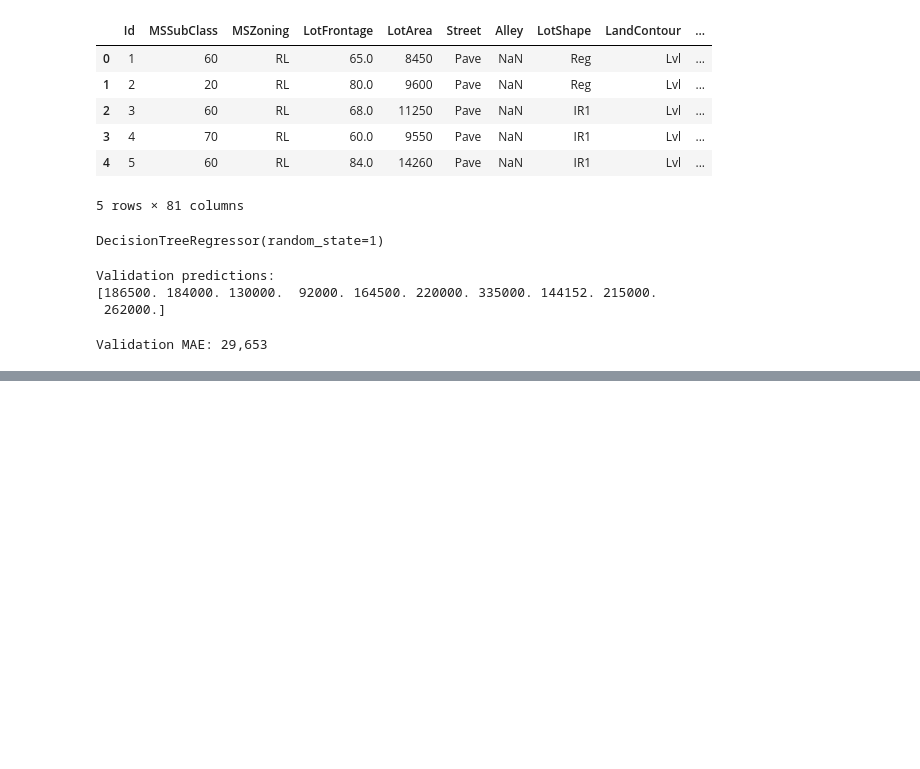
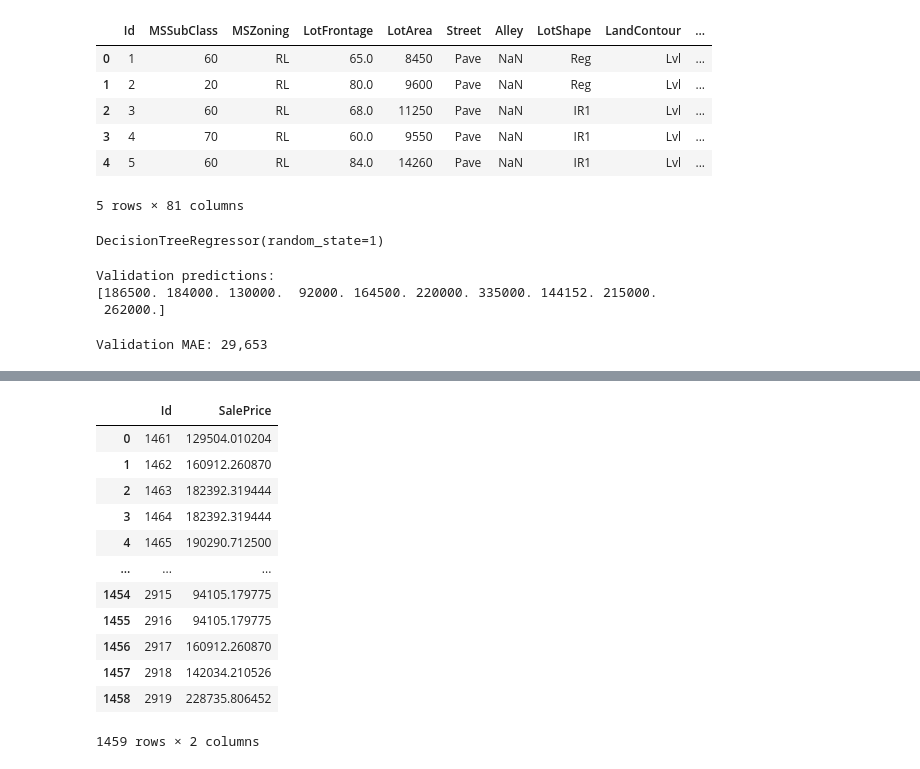
Before and after one commit to Dzikrialifian/house_price_prediction, a Jupyter notebook: first_model.ipynb, the cells around one changed output, grey strips where cells are left out. Saved outputs shown, nothing was run; the diff lists cells and outputs as text; code cells hidden in the pictures; blank space fills up the shorter version.

Commit message:
make a prediction from data test.csv

```diff
--- a/first_model.ipynb
+++ b/first_model.ipynb
@@ -57,13 +58,16 @@ def get_mae(max_leaf_nodes, train_X, val_X, train_y, val_y):
     mae = mean_absolute_error(val_y, predictions)
     return mae
 # %%
-given_nodes = [5, 50, 500, 5000]
+# Compare MAE with differing values of max_leaf_nodes
+# given_nodes = [5, 50, 70, 90, 100, 200, 300, 5000]
+given_nodes = np.arange(60, 80)
 best_mae = []
 for max_leaf_nodes in given_nodes:
     my_mae = get_mae(max_leaf_nodes, train_X, val_X, train_y, val_y)
     print("Max leaf nodes: %d  \t\t Mean Absolute Error:  %d" %(max_leaf_nodes, my_mae))
     best_mae.append(my_mae)
 
-best_tree_size = given_nodes[best_mae.index(min(best_mae))]
+# best_tree_size = given_nodes[best_mae.index(min(best_mae))]
+best_tree_size = given_nodes[np.argmin(best_mae)]
 print("Best tree size: %d" %(best_tree_size))
 # %% [output]
@@ -74,0 +91,25 @@ Best tree size: 50
+# %%
+# Fit the model with the best tree size
+final_model = DecisionTreeRegressor(max_leaf_nodes=best_tree_size, random_state=1)
+final_model.fit(X, y)
+
+target = data_test[features]
+result = final_model.predict(target)
+result[:10]
+
+data_show = pd.DataFrame({'Id': data_test.Id, 'SalePrice': result})
+data_show
+# %% [output]
+|  | Id | SalePrice |
+| 0 | 1461 | 129504.010204 |
+| 1 | 1462 | 160912.260870 |
+| 2 | 1463 | 182392.319444 |
+| 3 | 1464 | 182392.319444 |
+| 4 | 1465 | 190290.712500 |
+| ... | ... | ... |
+| 1454 | 2915 | 94105.179775 |
+| 1455 | 2916 | 94105.179775 |
+| 1456 | 2917 | 160912.260870 |
+| 1457 | 2918 | 142034.210526 |
+| 1458 | 2919 | 228735.806452 |
+1459 rows × 2 columns
```
Also changed, not shown: parts of 2 cells of this notebook.
